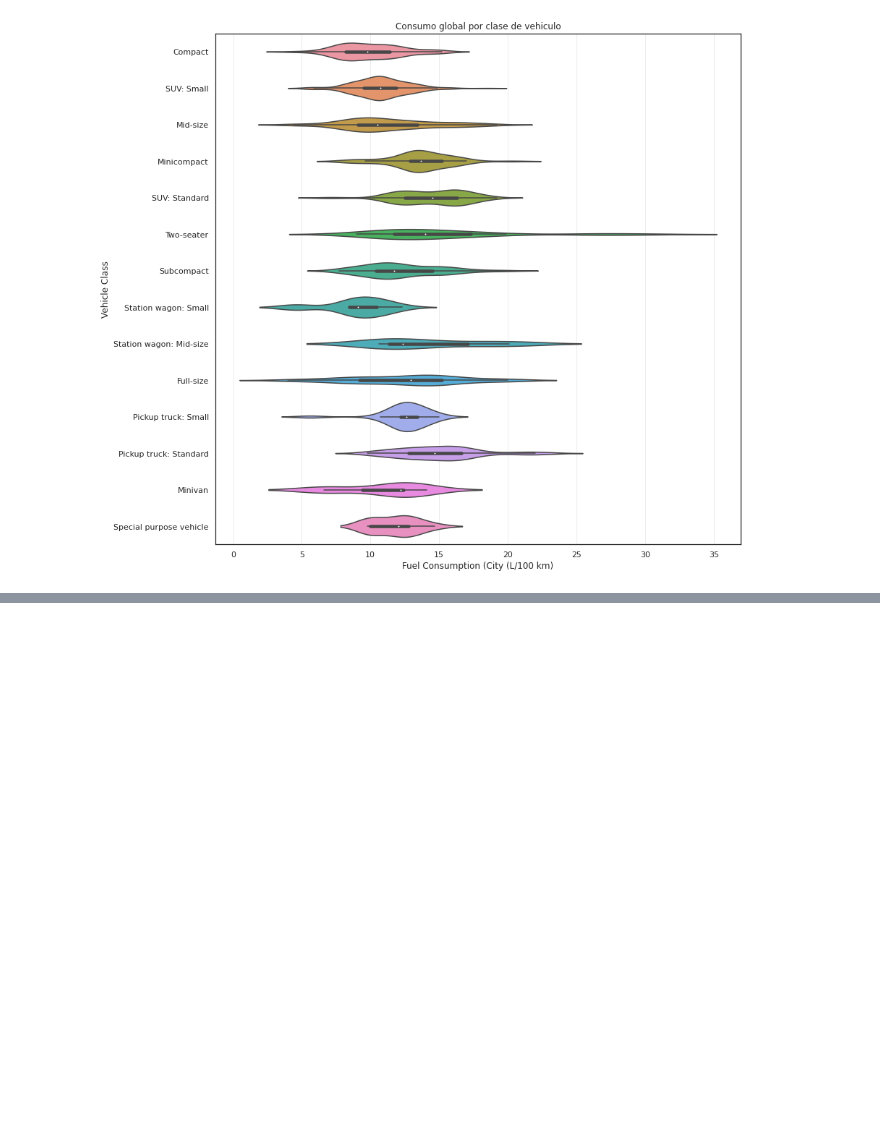
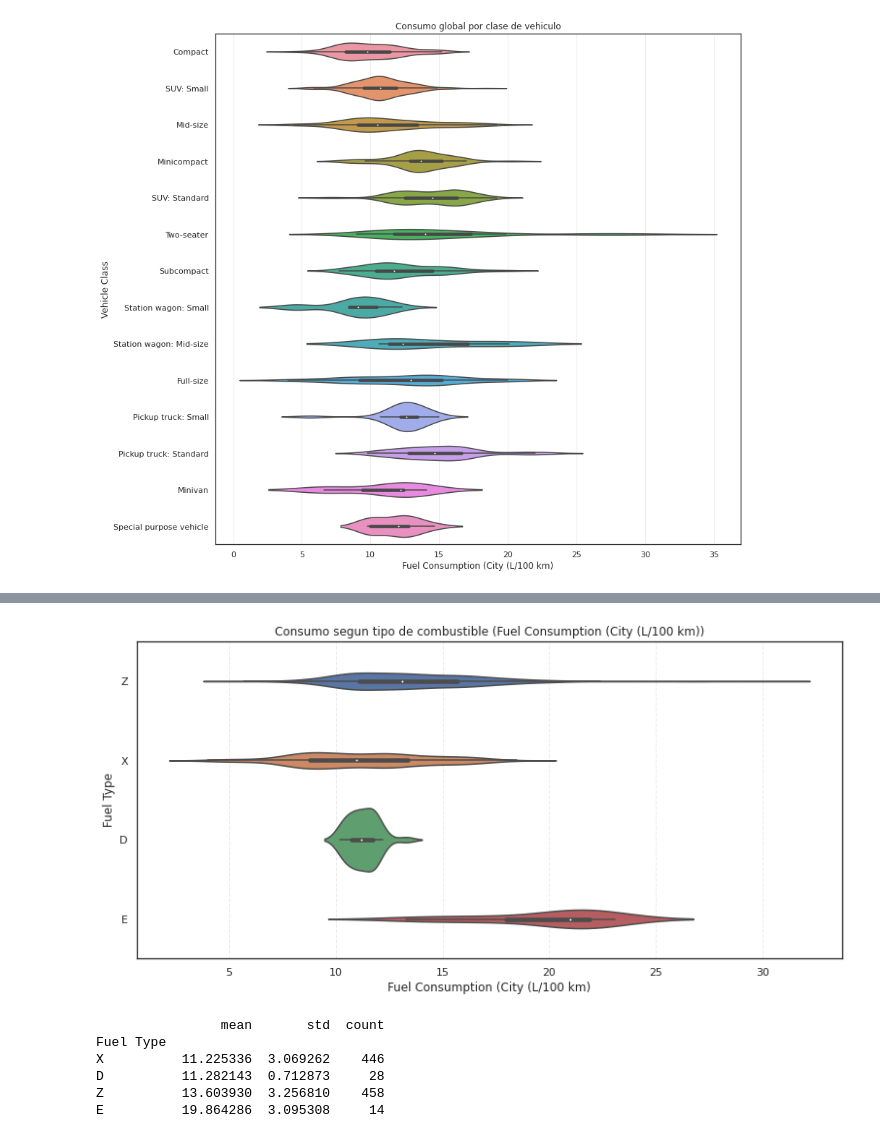
Before and after one commit to 0ces/Estadistica-1-UIS, a Jupyter notebook: notebooks/Dataset_I.ipynb, the cells around one changed output, grey strips where cells are left out. Saved outputs shown, nothing was run; the diff lists cells and outputs as text; code cells hidden in the pictures; blank space fills up the shorter version.

```diff
--- a/notebooks/Dataset_I.ipynb
+++ b/notebooks/Dataset_I.ipynb
@@ -8,7 +8,8 @@ import pandas as pd
 import numpy as np
 import matplotlib.pyplot as plt
 import seaborn as sns
-df = pd.read_csv("/content/MY2022 Fuel Consumption Ratings.csv")
+
+df = pd.read_csv("/content/MY2022_Fuel_Consumption_Ratings.csv")
 df
 # %% [output]
 |  | Model Year | Make | Model | Vehicle Class | Engine Size(L) | Cylinders | Transmission | Fuel Type | ... |
@@ -352,0 +371,21 @@ plt.show()
+# %%
+sns.set(rc={'figure.figsize':(13,6)})
+sns.set_style('white')
+
+def create_analisis_by_key(key):
+  sns.violinplot(y=df['Fuel Type'], x=df[key])
+  plt.title(f'Consumo segun tipo de combustible ({key})')
+  plt.gca().xaxis.grid(True, linestyle='--', which='major', color='gray', alpha=.15)
+  plt.show()
+  dep_mean = df.groupby('Fuel Type')[key].agg(['mean', 'std', 'count'])
+  print(dep_mean.sort_values(by='mean',ascending=True).head())
+# %%
+create_analisis_by_key('Fuel Consumption (City (L/100 km)')
+# %% [output]
+[figure, added]
+                mean       std  count
+Fuel Type
+X          11.225336  3.069262    446
+D          11.282143  0.712873     28
+Z          13.603930  3.256810    458
+E          19.864286  3.095308     14
```
Also changed, not shown: parts of 6 cells of this notebook.
